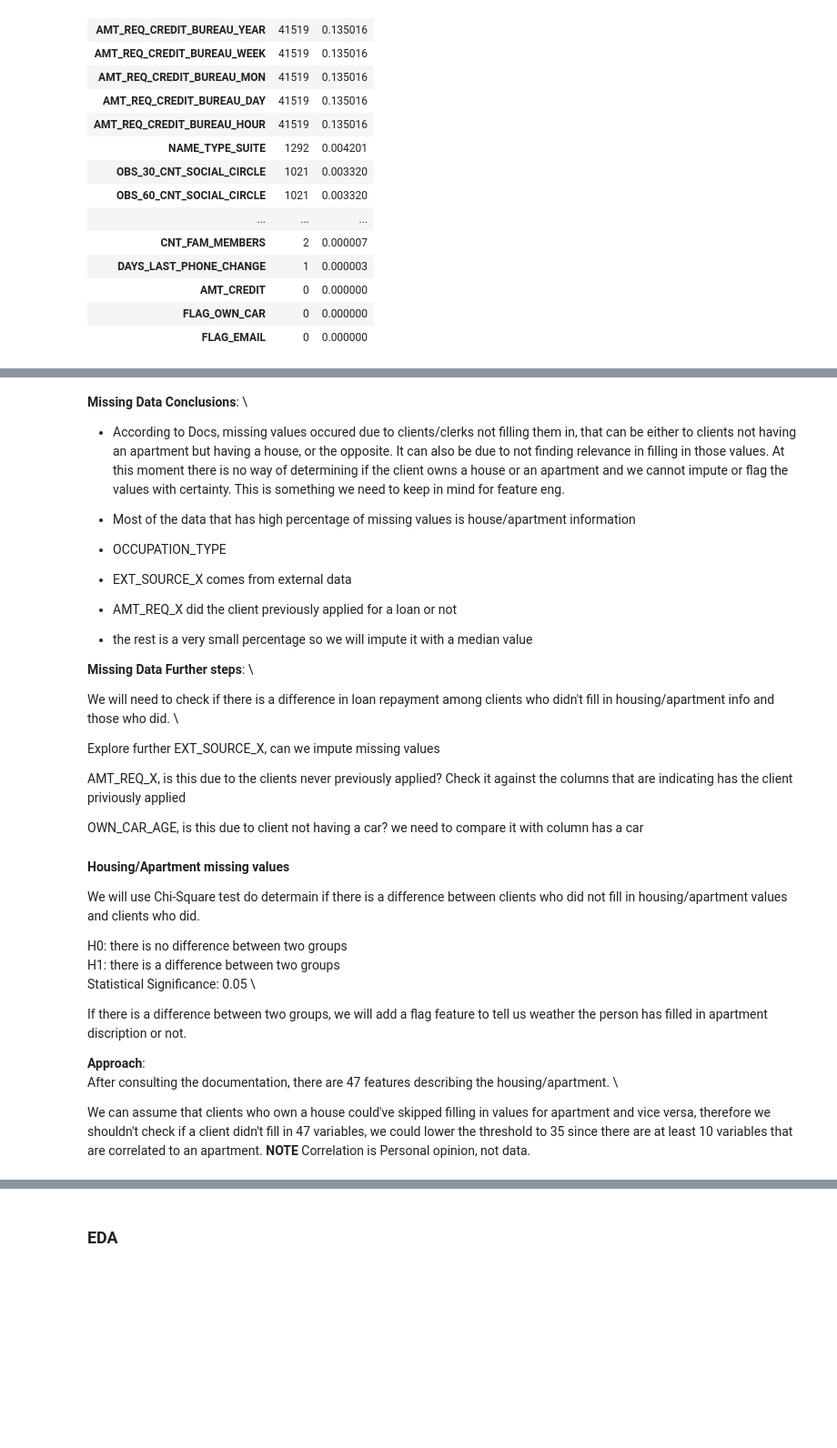
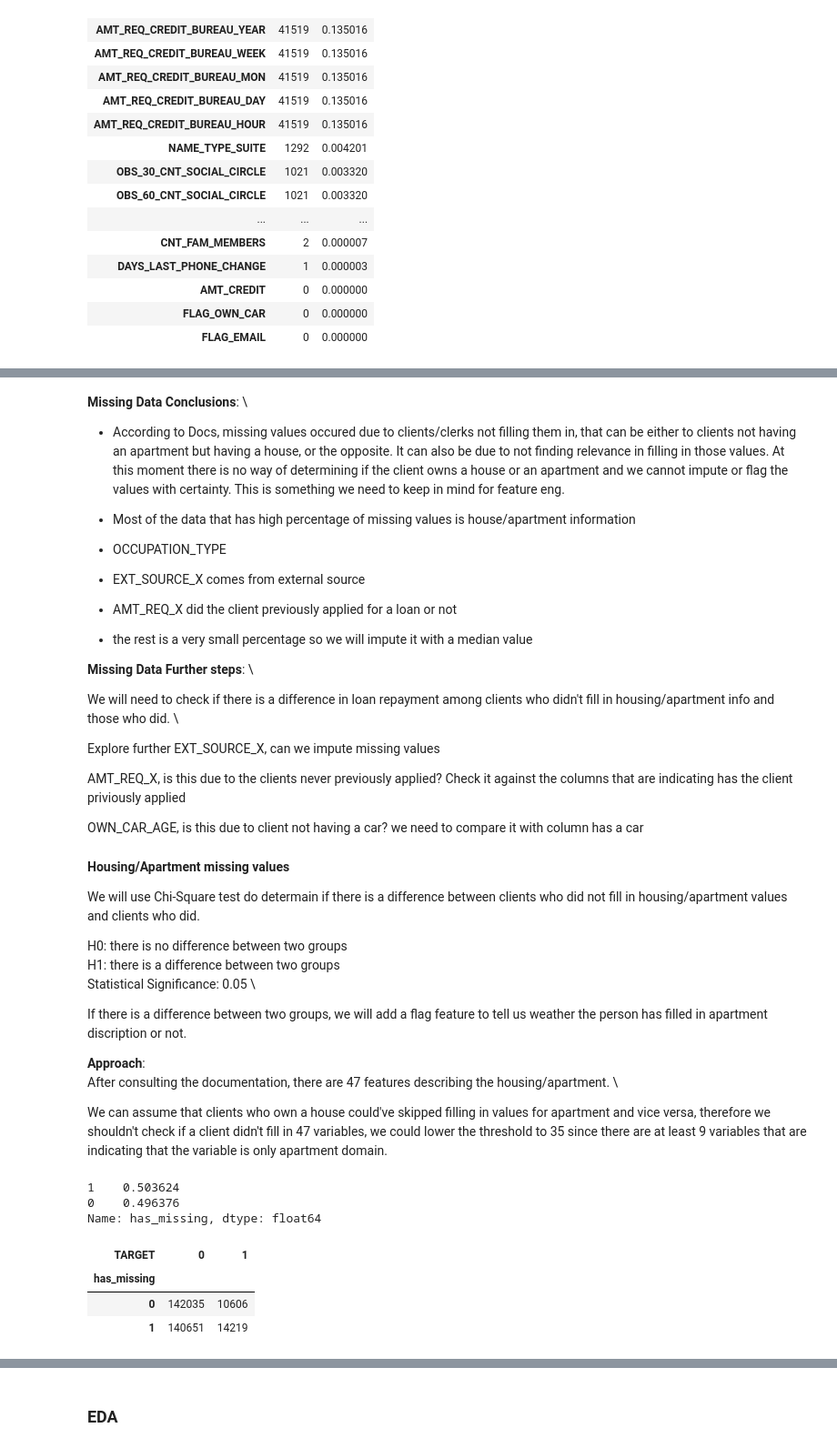
Before and after one commit to LeonMilosevic/home_credit, a Jupyter notebook: home_credit.ipynb, the cells around one changed output, grey strips where cells are left out. Shown: that part at 91% size. Drawn from its saved outputs; the diff is of its cells as text; code cells hidden in the pictures; blank space fills up the shorter version.

Commit message:
Gave conclusion for missing values

```diff
--- a/home_credit.ipynb
+++ b/home_credit.ipynb
@@ -128,7 +136,7 @@ missing_values[50:70]
 
 - Most of the data that has high percentage of missing values is house/apartment information
 - OCCUPATION_TYPE
-- EXT_SOURCE_X comes from external data
+- EXT_SOURCE_X comes from external source
 - AMT_REQ_X did the client previously applied for a loan or not
 - the rest is a very small percentage so we will impute it with a median value
 
@@ -156,4 +164,21 @@ If there is a difference between two groups, we will add a flag feature to tell
 **Approach**: \
 After consulting the documentation, there are 47 features describing the housing/apartment. \
 
-We can assume that clients who own a house could've skipped filling in values for apartment and vice versa, therefore we shouldn't check if a client didn't fill in 47 variables, we could lower the threshold to 35 since there are at least 10 variables that are correlated to an apartment. **NOTE** Correlation is Personal opinion, not data.
+We can assume that clients who own a house could've skipped filling in values for apartment and vice versa, therefore we shouldn't check if a client didn't fill in 47 variables, we could lower the threshold to 35 since there are at least 9 variables that are indicating that the variable is only apartment domain.
+# %%
+chi_test_data = app_train.copy()
+
+chi_test_data['has_missing'] = 1
+chi_test_data.loc[chi_test_data.isnull().sum(axis=1) < 35, 'has_missing'] = 0
+chi_test_data['has_missing'].value_counts(normalize=True)
+# %% [output]
+1    0.503624
+0    0.496376
+Name: has_missing, dtype: float64
+# %%
+pd.crosstab(chi_test_data.has_missing, chi_test_data.TARGET)
+# %% [output]
+| TARGET | 0 | 1 |
+| has_missing |  |  |
+| 0 | 142035 | 10606 |
+| 1 | 140651 | 14219 |
```
Also changed, not shown: parts of 4 cells of this notebook.
